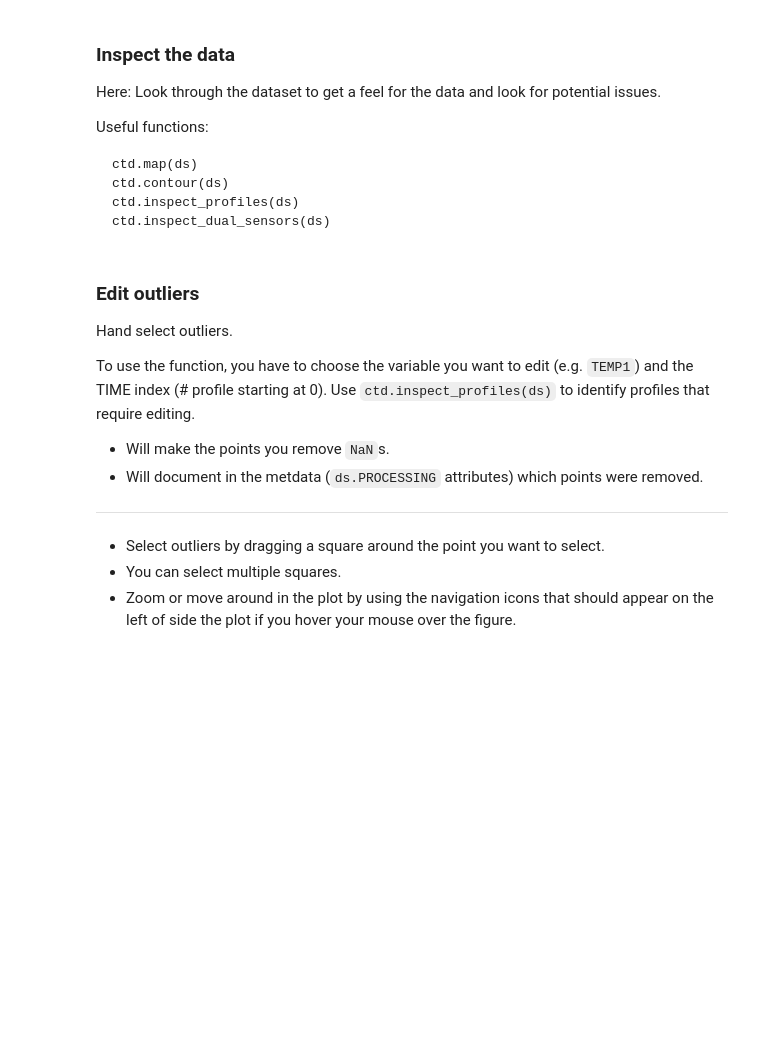
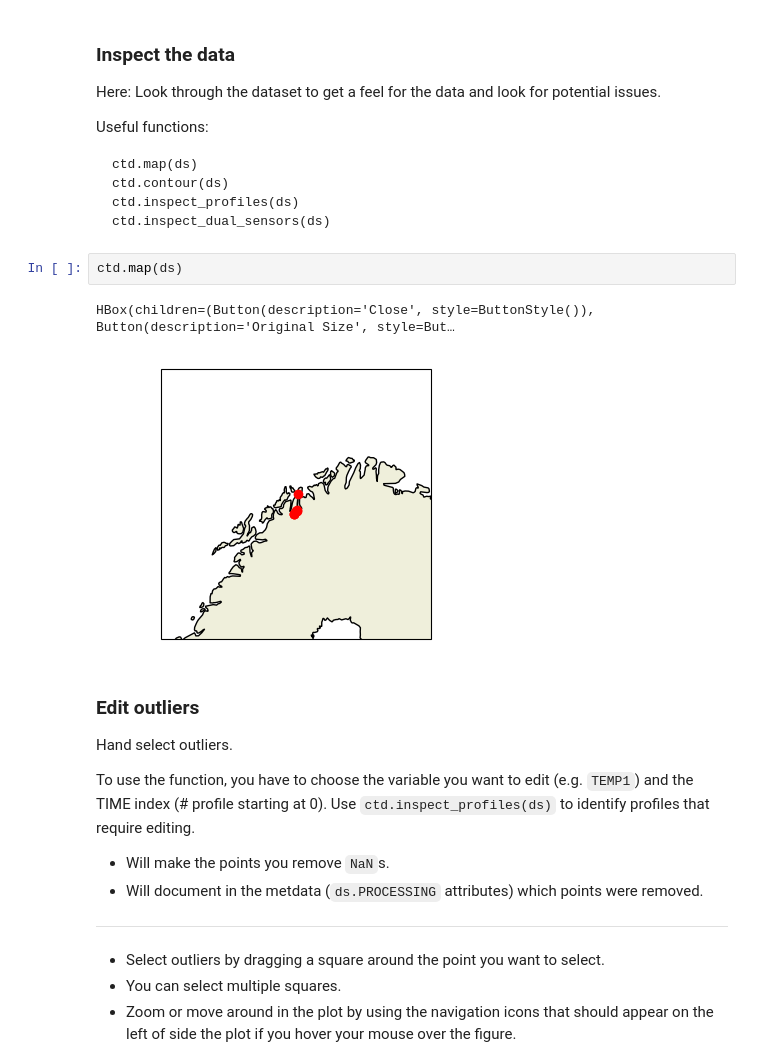
Before and after one commit to NPIOcean/CTD-classic, a Jupyter notebook: iC3_field_school_2024/scripts/python/notebooks/process/Editing.ipynb, the cells around one changed output. Drawn from its saved outputs; the diff is of its cells as text; blank space fills up the shorter version.

````diff
--- a/iC3_field_school_2024/scripts/python/notebooks/process/Editing.ipynb
+++ b/iC3_field_school_2024/scripts/python/notebooks/process/Editing.ipynb
@@ -31,6 +31,11 @@ ctd.contour(ds)
 ctd.inspect_profiles(ds)
 ctd.inspect_dual_sensors(ds)
 ```
+# %%
+ctd.map(ds)
+# %% [output]
+HBox(children=(Button(description='Close', style=ButtonStyle()), Button(description='Original Size', style=But…
+[figure, added]
 # %% [markdown]
 ### Edit outliers
 
````
Also changed, not shown: parts of 6 cells of this notebook, 3 other files.
